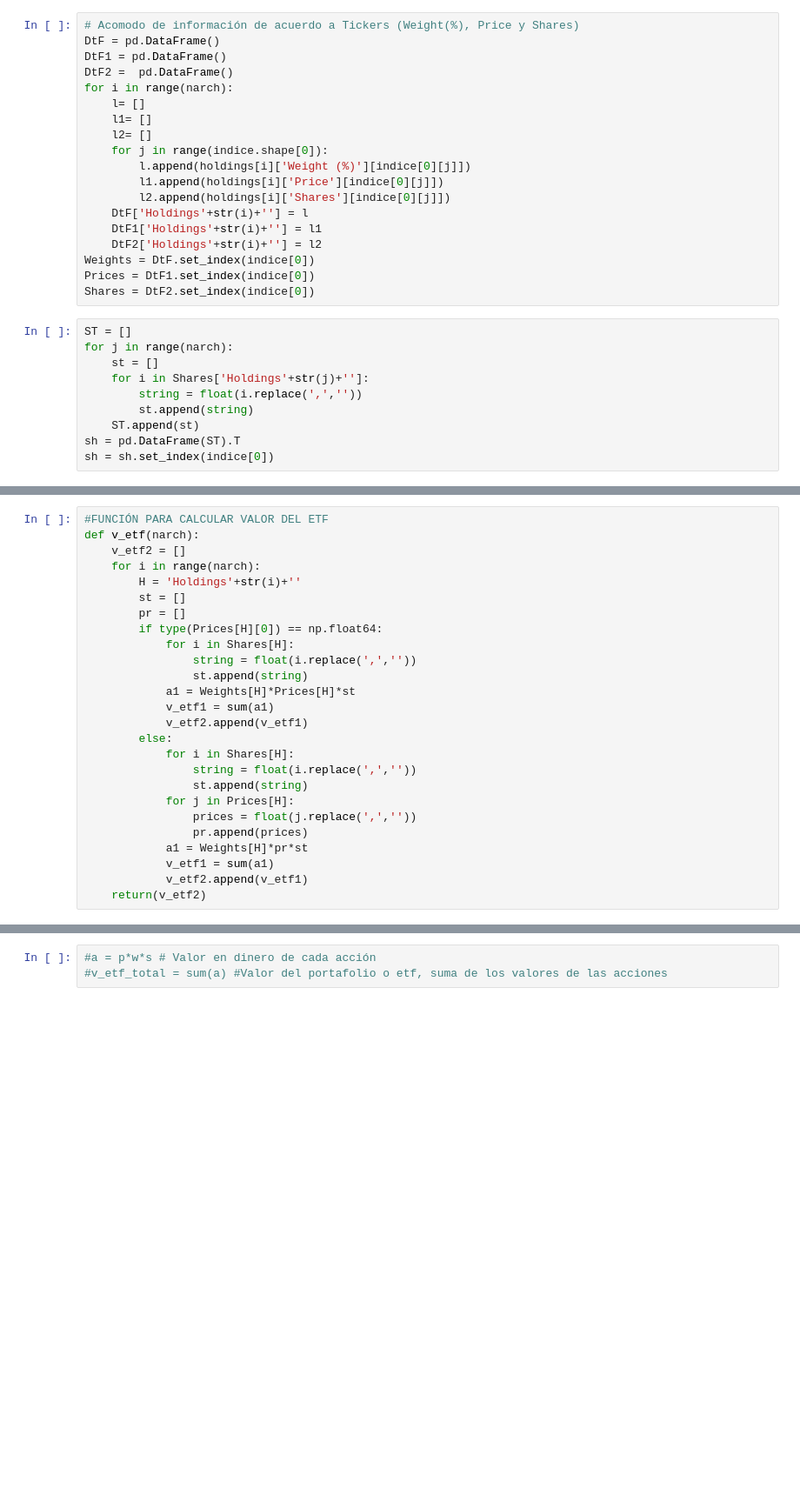
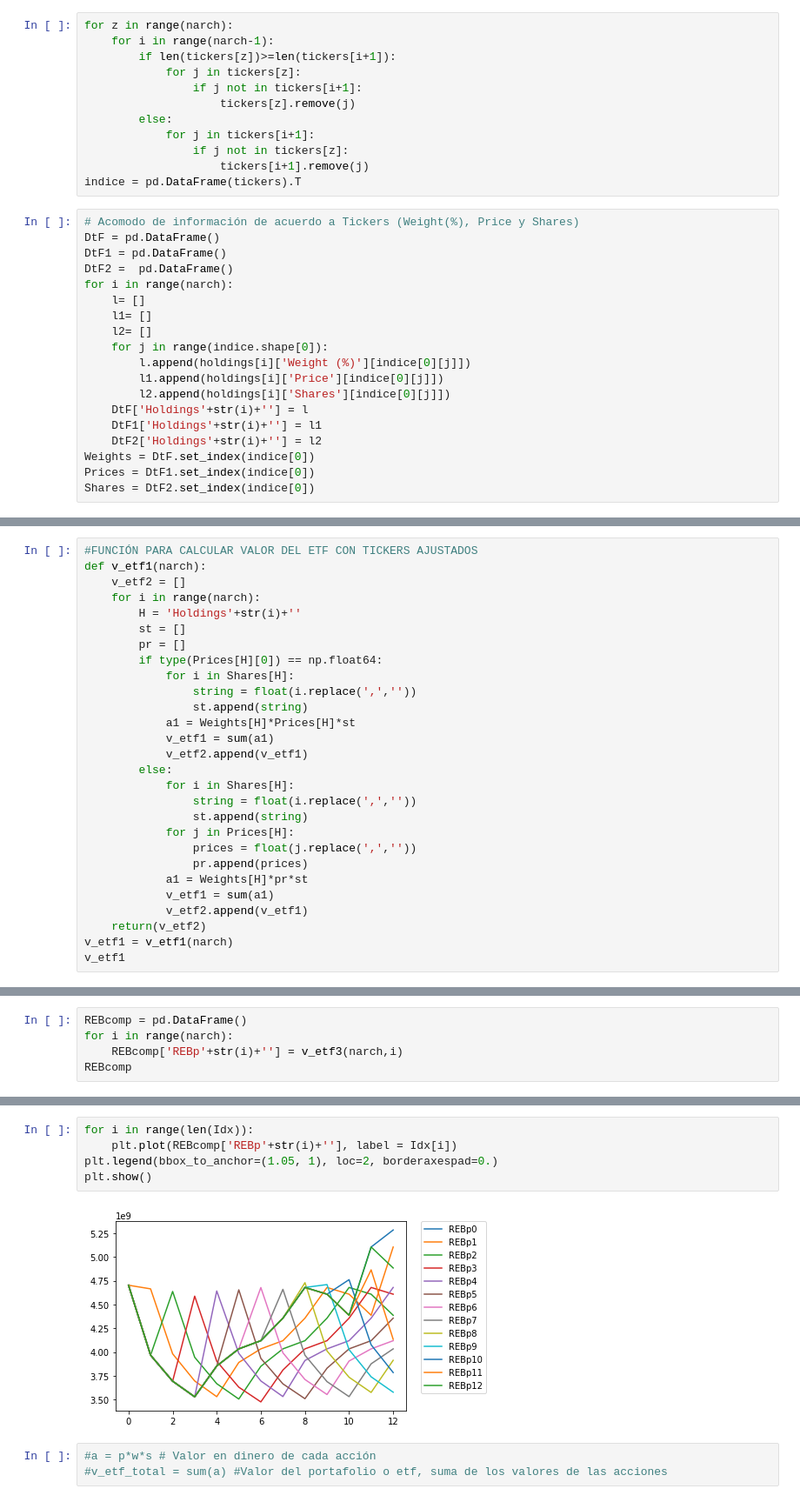
Before and after one commit to Marisolcantarero95/TRADING, a Jupyter notebook: Lab1_EqA/Lab1.ipynb, the cells around one changed output, grey strips where cells are left out. Shown at 87% size. Drawn from its saved outputs; the diff is of its cells as text; blank space fills up the shorter version.

```diff
--- a/Lab1_EqA/Lab1.ipynb
+++ b/Lab1_EqA/Lab1.ipynb
@@ -85,6 +135,18 @@ for z in range(narch):
                 if j not in tickers[z]:
                     tickers[i+1].remove(j)
 indice = pd.DataFrame(tickers).T
+# %%
+for z in range(narch):
+    for i in range(narch-1):
+        if len(tickers[z])>=len(tickers[i+1]):
+            for j in tickers[z]:
+                if j not in tickers[i+1]:
+                    tickers[z].remove(j)
+        else:
+            for j in tickers[i+1]:
+                if j not in tickers[z]:
+                    tickers[i+1].remove(j)
+indice = pd.DataFrame(tickers).T
 # %%
 # Acomodo de información de acuerdo a Tickers (Weight(%), Price y Shares)
 DtF = pd.DataFrame()
@@ -104,13 +166,3 @@ for i in range(narch):
 Weights = DtF.set_index(indice[0])
 Prices = DtF1.set_index(indice[0])
 Shares = DtF2.set_index(indice[0])
-# %%
-ST = []
-for j in range(narch):
-    st = []
-    for i in Shares['Holdings'+str(j)+'']:
-        string = float(i.replace(',',''))
-        st.append(string)
-    ST.append(st)
-sh = pd.DataFrame(ST).T
-sh = sh.set_index(indice[0])
@@ -119,6 +169,6 @@ sh = sh.set_index(indice[0])
 # %%
-#FUNCIÓN PARA CALCULAR VALOR DEL ETF
-def v_etf(narch):
+#FUNCIÓN PARA CALCULAR VALOR DEL ETF CON TICKERS AJUSTADOS
+def v_etf1(narch):
     v_etf2 = []
     for i in range(narch):
         H = 'Holdings'+str(i)+''
@@ -142,3 +192,5 @@ def v_etf(narch):
             v_etf1 = sum(a1)
             v_etf2.append(v_etf1)
     return(v_etf2)
+v_etf1 = v_etf1(narch)
+v_etf1
@@ -262,0 +260,5 @@ ValueError: operands could not be broadcast together with shapes (289,) (287,)
+# %%
+REBcomp = pd.DataFrame()
+for i in range(narch):
+    REBcomp['REBp'+str(i)+''] = v_etf3(narch,i)
+REBcomp
@@ -263,3 +280,10 @@ ValueError: operands could not be broadcast together with shapes (289,) (287,)
+# %%
+for i in range(len(Idx)):
+    plt.plot(REBcomp['REBp'+str(i)+''], label = Idx[i])
+plt.legend(bbox_to_anchor=(1.05, 1), loc=2, borderaxespad=0.)
+plt.show()
+# %% [output]
+[figure, added]
 # %%
 #a = p*w*s # Valor en dinero de cada acción
 #v_etf_total = sum(a) #Valor del portafolio o etf, suma de los valores de las acciones
```
Also changed, not shown: parts of 14 cells of this notebook.
